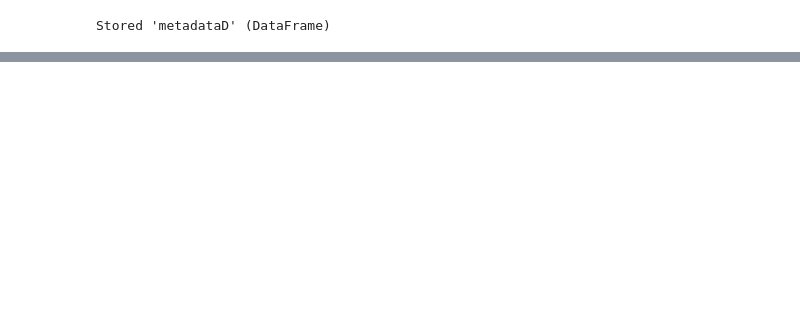
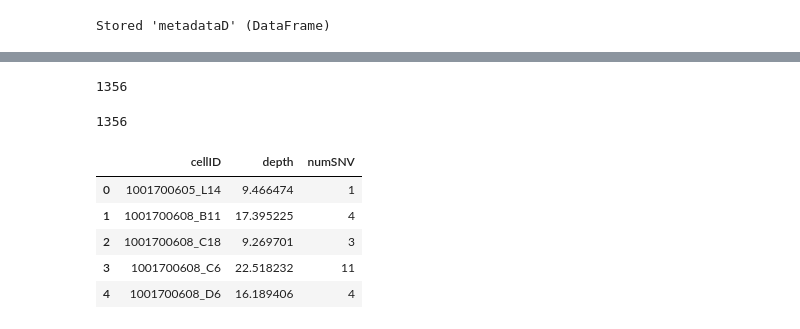
Before and after one commit to felixhol/DENVgen, a Jupyter notebook: notebooks/metadataDengue02.ipynb, the cells around one changed output, grey strips where cells are left out. Drawn from its saved outputs; the diff is of its cells as text; code cells hidden in the pictures; blank space fills up the shorter version.

```diff
--- a/notebooks/metadataDengue02.ipynb
+++ b/notebooks/metadataDengue02.ipynb
@@ -30,0 +54,8 @@ Stored 'metadataD' (DataFrame)
+# %%
+len(metadataD)
+# %% [output]
+1356
+# %%
+len(metadataD_Syn)
+# %% [output]
+1356
@@ -30,0 +64,9 @@ Stored 'metadataD' (DataFrame)
+# %%
+dfNovoSNVs.head()
+# %% [output]
+|  | cellID | depth | numSNV |
+| 0 | 1001700605_L14 | 9.466474 | 1 |
+| 1 | 1001700608_B11 | 17.395225 | 4 |
+| 2 | 1001700608_C18 | 9.269701 | 3 |
+| 3 | 1001700608_C6 | 22.518232 | 11 |
+| 4 | 1001700608_D6 | 16.189406 | 4 |
```
Also changed, not shown: parts of 10 cells of this notebook.
